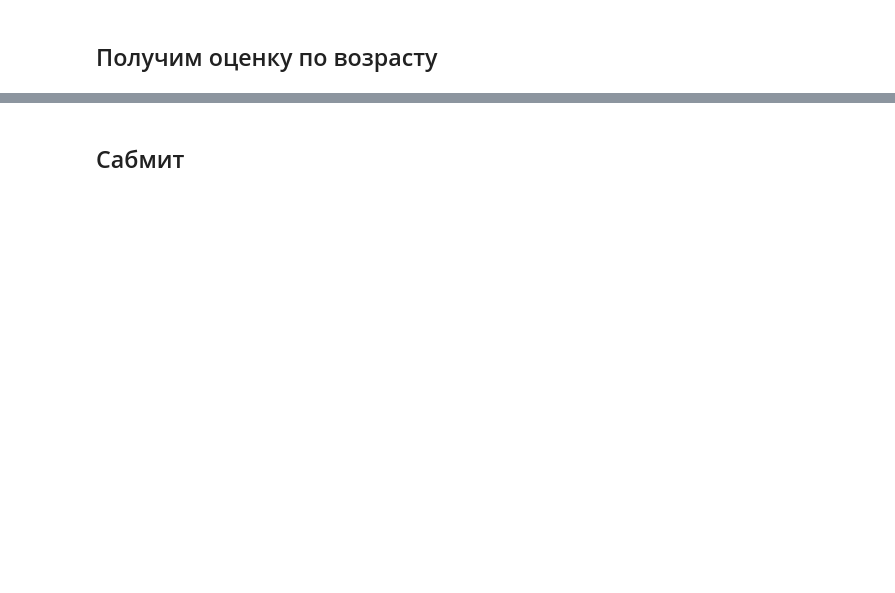
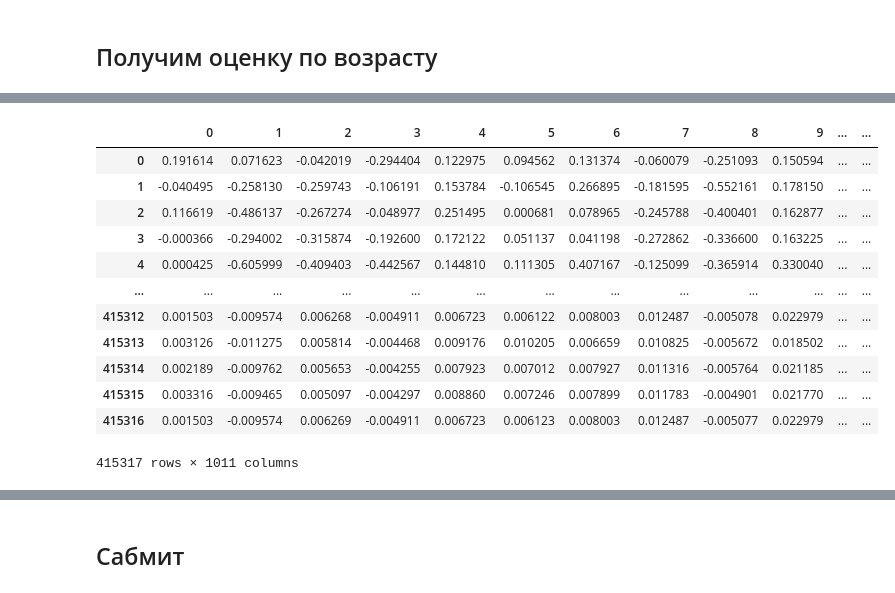
Before and after one commit to dejavuapt/mtsmlcup_recsys, a Jupyter notebook: Context_Baseline_Public.ipynb, the cells around one changed output, grey strips where cells are left out. Cells and saved outputs as stored; diff of their text form; code cells hidden in the pictures; blank space fills up the shorter version.

```diff
--- a/Context_Baseline_Public.ipynb
+++ b/Context_Baseline_Public.ipynb
@@ -180,3 +275,12 @@ NameError: name 'usr_emb' is not defined
+# %%
+id_to_submit = id_to_submit.merge(df, how='inner', on='user_id')
+# id_to_submit = id_to_submit.merge(usr_emb, how='inner', on='user_id')
+# id_to_submit = id_to_submit.merge(features, how='inner', on='user_id')
+# %%
+id_to_submit = id_to_submit.merge(usr_emb, how='inner', on='user_id')
+id_to_submit = id_to_submit.merge(features, how='inner', on='user_id')
+# %%
+id_to_submit = id_to_submit.drop(['Unnamed: 0_x', 'Unnamed: 0_y'], axis=1)
 # %%
 
-id_to_submit['is_male'] = clf.predict_proba(id_to_submit)[:, 1]
+id_to_submit['is_male'] = clf.predict_proba(id_to_submit.drop('user_id', axis=1))[:, 1]
@@ -204,3 +325,19 @@ sns.histplot(df['age'], bins=7)
+# %%
+id_to_submit
+# %% [output]
+|  | 0 | 1 | 2 | 3 | 4 | 5 | 6 | 7 | 8 | 9 | ... | ... |
+| 0 | 0.191614 | 0.071623 | -0.042019 | -0.294404 | 0.122975 | 0.094562 | 0.131374 | -0.060079 | -0.251093 | 0.150594 | ... | ... |
+| 1 | -0.040495 | -0.258130 | -0.259743 | -0.106191 | 0.153784 | -0.106545 | 0.266895 | -0.181595 | -0.552161 | 0.178150 | ... | ... |
+| 2 | 0.116619 | -0.486137 | -0.267274 | -0.048977 | 0.251495 | 0.000681 | 0.078965 | -0.245788 | -0.400401 | 0.162877 | ... | ... |
+| 3 | -0.000366 | -0.294002 | -0.315874 | -0.192600 | 0.172122 | 0.051137 | 0.041198 | -0.272862 | -0.336600 | 0.163225 | ... | ... |
+| 4 | 0.000425 | -0.605999 | -0.409403 | -0.442567 | 0.144810 | 0.111305 | 0.407167 | -0.125099 | -0.365914 | 0.330040 | ... | ... |
+| ... | ... | ... | ... | ... | ... | ... | ... | ... | ... | ... | ... | ... |
+| 415312 | 0.001503 | -0.009574 | 0.006268 | -0.004911 | 0.006723 | 0.006122 | 0.008003 | 0.012487 | -0.005078 | 0.022979 | ... | ... |
+| 415313 | 0.003126 | -0.011275 | 0.005814 | -0.004468 | 0.009176 | 0.010205 | 0.006659 | 0.010825 | -0.005672 | 0.018502 | ... | ... |
+| 415314 | 0.002189 | -0.009762 | 0.005653 | -0.004255 | 0.007923 | 0.007012 | 0.007927 | 0.011316 | -0.005764 | 0.021185 | ... | ... |
+| 415315 | 0.003316 | -0.009465 | 0.005097 | -0.004297 | 0.008860 | 0.007246 | 0.007899 | 0.011783 | -0.004901 | 0.021770 | ... | ... |
+| 415316 | 0.001503 | -0.009574 | 0.006269 | -0.004911 | 0.006723 | 0.006123 | 0.008003 | 0.012487 | -0.005077 | 0.022979 | ... | ... |
+415317 rows × 1011 columns
 # %%
 id_to_submit = reduce(lambda left, right: pd.merge(left, right, on=['user_id'],
                                                 how='outer'), [usr_emb,usr_request_cnt_sum, usr_url_count_max_diff])
```
Also changed, not shown: parts of 51 cells of this notebook.
